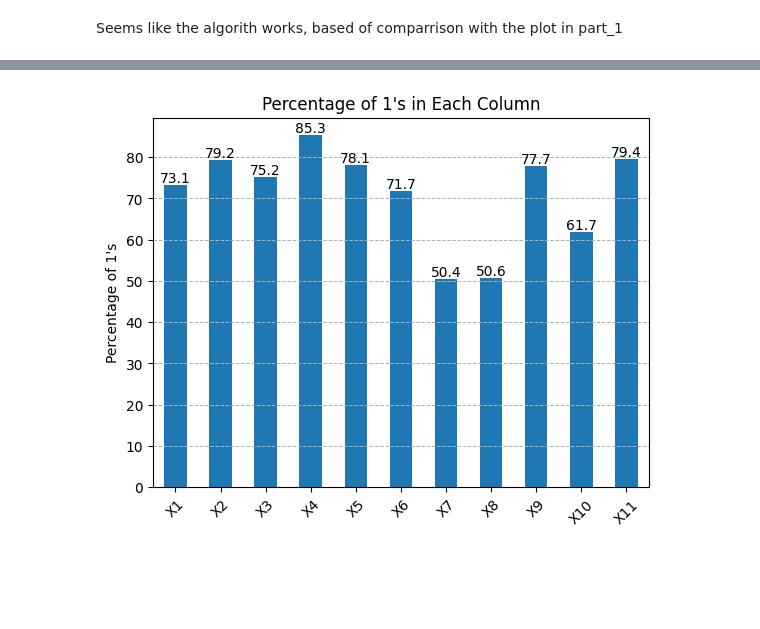
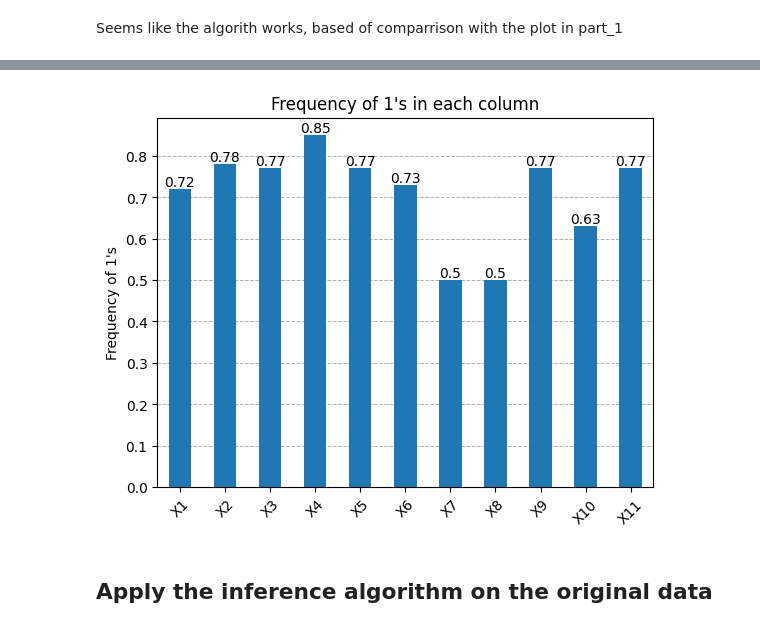
Before and after one commit to AblaZe42/MODCOM_PROJECT, a Jupyter notebook: part_ii.ipynb, the cells around one changed output, grey strips where cells are left out. Cells and saved outputs as stored; diff of their text form; code cells hidden in the pictures; blank space fills up the shorter version.

```diff
--- a/part_ii.ipynb
+++ b/part_ii.ipynb
@@ -376,2 +420,8 @@ print(inference_date)
 # %% [markdown]
 Seems like the algorith works, based of comparrison with the plot in part_1
+# %%
+inference_date = pd.read_csv("dataset/50K_inference_sim.csv")
+
+#inference_date = inference_date.rename(columns=dict(zip(inference_date.columns, column_names)))
+#inference_date = inference_date.drop(columns=['X10_prob', 'X11_prob'], axis=0)
+inference_date.head()
@@ -378,16 +435,17 @@ Seems like the algorith works, based of comparrison with the plot in part_1
 # %%
-inference_date = inference_date.drop(columns=['X10_prob', 'X11_prob'], axis=0)
-
-percentages = inference_date.mean() * 100  # mean() calculates the proportion of 1s, multiplying by 100 gives the percentage
+percentages = inference_date.mean()  # mean() calculates the proportion of 1s, multiplying by 100 gives the percentage
 
 # Plotting
 fig, ax = plt.subplots()
-percentages.plot(kind='bar', ax=ax)
+np.round(percentages,2).plot(kind='bar', ax=ax)
 ax.bar_label(ax.containers[0])
-ax.set_ylabel('Percentage of 1\'s')
-ax.set_title('Percentage of 1\'s in Each Column')
+ax.set_ylabel('Frequency of 1\'s')
+ax.set_title('Frequency of 1\'s in each column')
+ax.set_axisbelow(True)
 plt.xticks(rotation=45)  # Rotate labels to make them readable
 plt.grid(axis='y', linestyle='--', linewidth=0.7)  # Add gridlines for better readability
 plt.show()
 # %% [output]
-[figure, old version]
+[figure, new version]
+# %% [markdown]
+## Apply the inference algorithm on the original data
```
Also changed, not shown: parts of 17 cells of this notebook, 2 other files.
